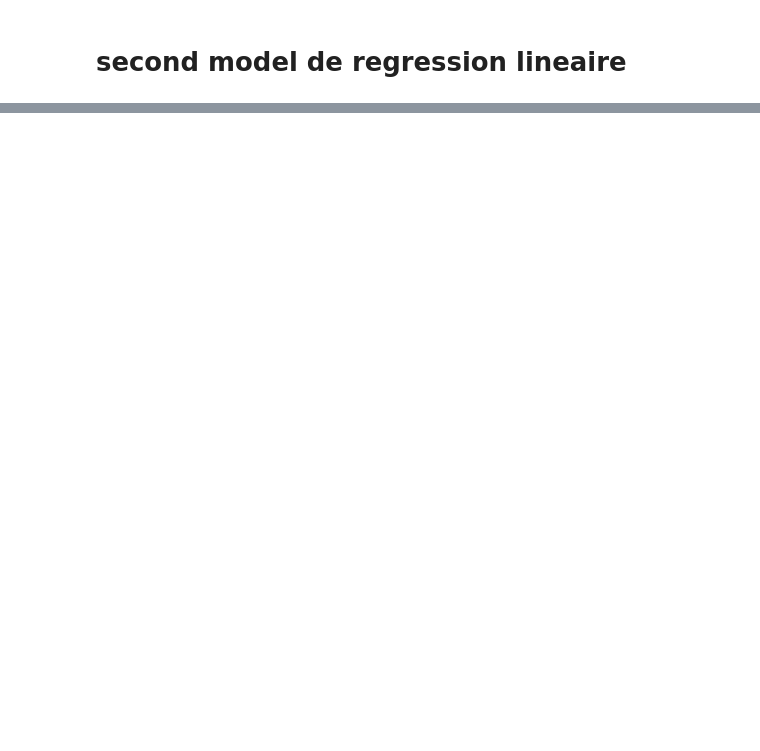
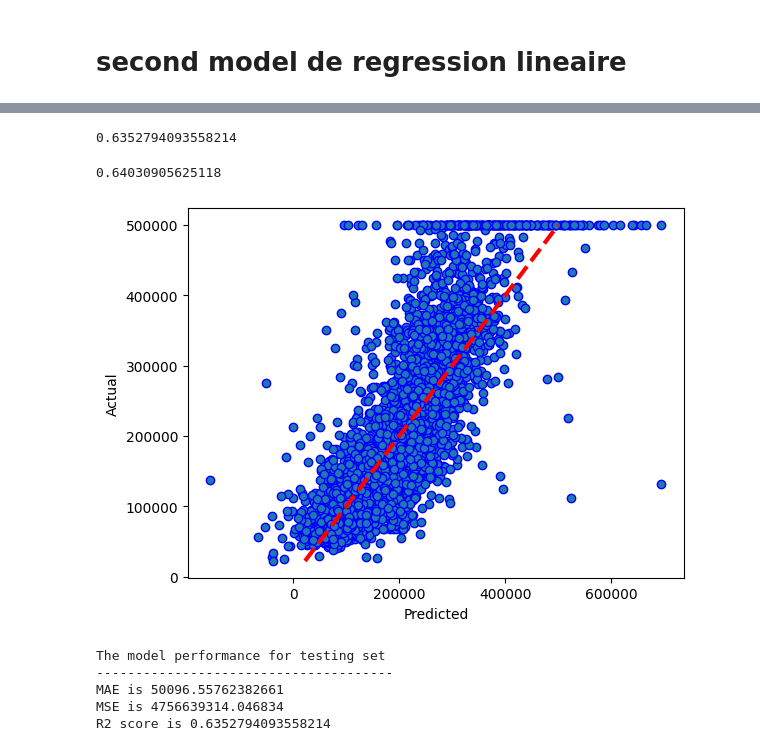
Before and after one commit to AliciaKairouani/Projet_immo, a Jupyter notebook: Model.ipynb, the cells around one changed output, grey strips where cells are left out. Cells and saved outputs as stored; diff of their text form; code cells hidden in the pictures; blank space fills up the shorter version.

```diff
--- a/Model.ipynb
+++ b/Model.ipynb
@@ -147,0 +236,6 @@ cv_results['test_score'].mean()
+# %%
+y = immo_df2["median_house_value"]
+X = immo_df2.copy()
+# %%
+X= immo_df2.drop("median_house_value", axis=1)
+X
@@ -147,0 +256,43 @@ cv_results['test_score'].mean()
+# %%
+X_train, X_test, y_train, y_test = train_test_split(X, y, test_size=.3, random_state=1)
+
+model = LinearRegression()
+
+model.fit(X_train, y_train)
+
+model.score(X_test, y_test)
+# %% [output]
+0.6352794093558214
+# %%
+cv_results = cross_validate(model, X, y, cv=5)
+
+cv_results['test_score'].mean()
+# %% [output]
+0.64030905625118
+# %%
+y_predicted = model.predict(X_test)
+# %%
+fig, ax = plt.subplots()
+ax.scatter(y_predicted, y_test, edgecolors=(0, 0, 1))
+ax.plot([y_test.min(), y_test.max()], [y_test.min(), y_test.max()], 'r--', lw=3)
+ax.set_xlabel('Predicted')
+ax.set_ylabel('Actual')
+plt.show()
+# %% [output]
+[figure, added]
+# %%
+mae = metrics.mean_absolute_error(y_test, y_predicted)
+mse = metrics.mean_squared_error(y_test, y_predicted)
+r2 = metrics.r2_score(y_test, y_predicted)
+
+print("The model performance for testing set")
+print("--------------------------------------")
+print('MAE is {}'.format(mae))
+print('MSE is {}'.format(mse))
+print('R2 score is {}'.format(r2))
+# %% [output]
+The model performance for testing set
+--------------------------------------
+MAE is 50096.55762382661
+MSE is 4756639314.046834
+R2 score is 0.6352794093558214
```
Also changed, not shown: parts of 14 cells of this notebook, 1 other file.
